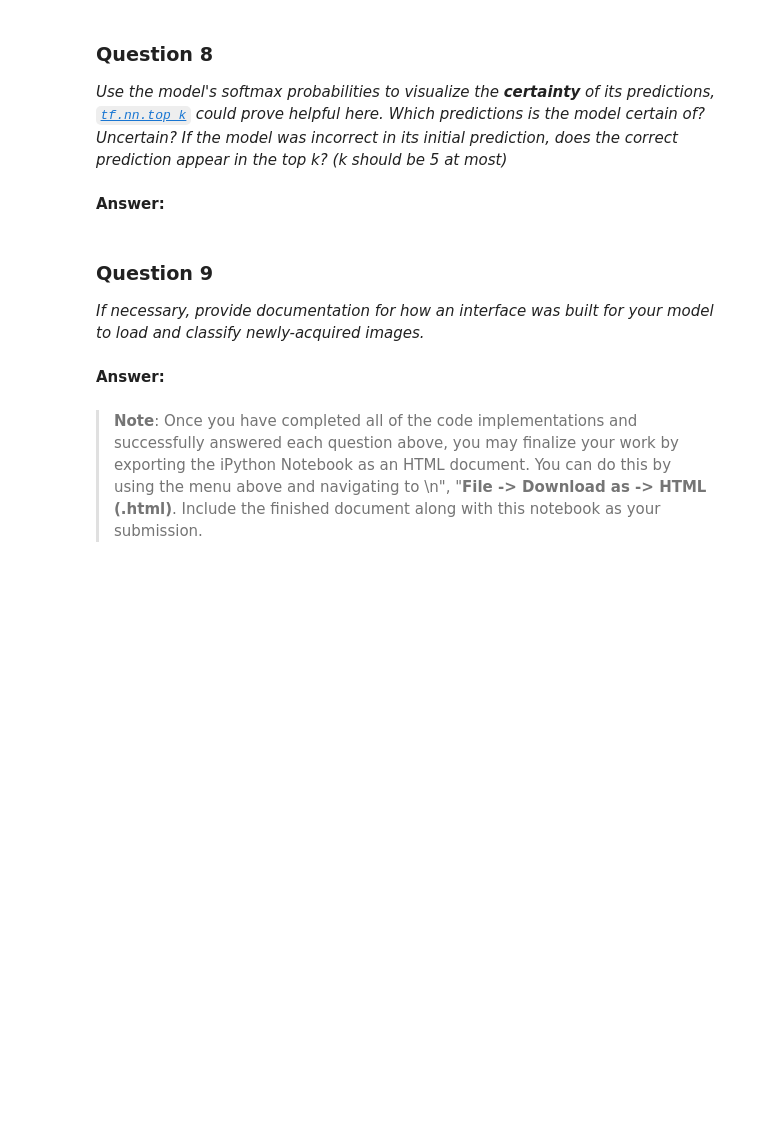
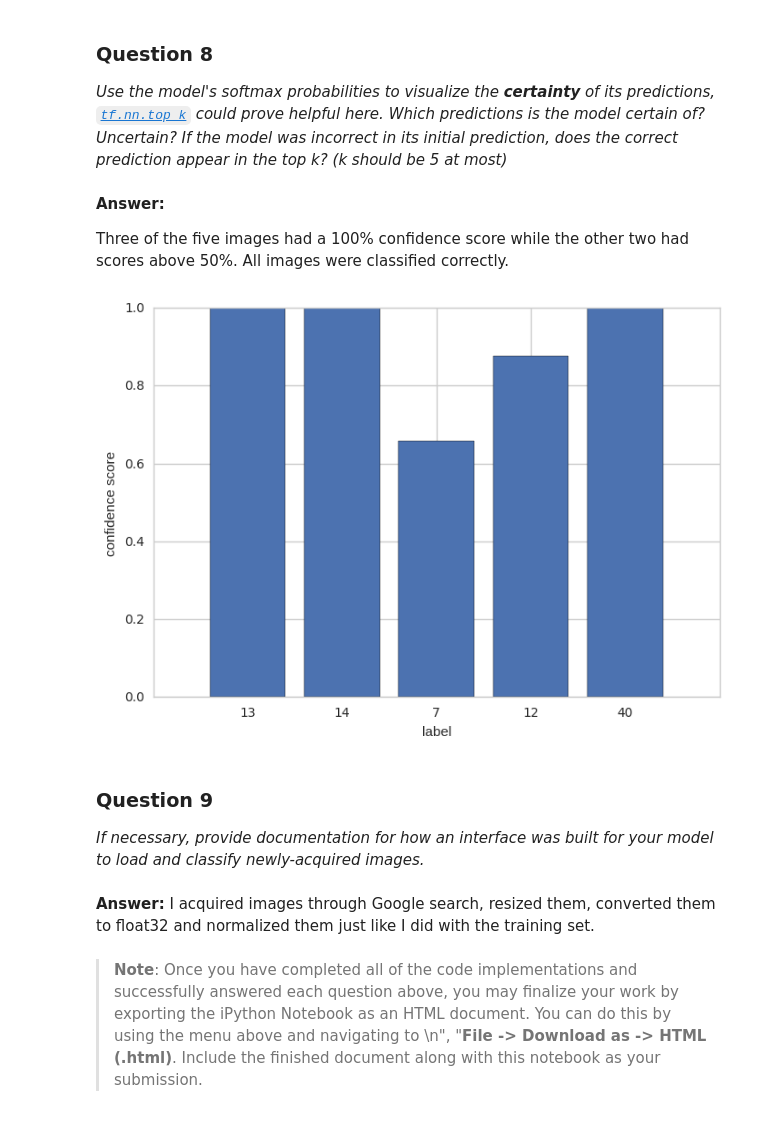
Before and after one commit to kishb87/traffic-signs, a Jupyter notebook: Traffic_Signs_Recognition.ipynb, the cells around one changed output. Drawn from its saved outputs; the diff is of its cells as text; code cells hidden in the pictures; blank space fills up the shorter version.

```diff
--- a/Traffic_Signs_Recognition.ipynb
+++ b/Traffic_Signs_Recognition.ipynb
@@ -261,13 +287,28 @@ _Is your model able to perform equally well on captured pictures or a live camer
 ### Question 8
 
 *Use the model's softmax probabilities to visualize the **certainty** of its predictions, [`tf.nn.top_k`](https://www.tensorflow.org/versions/r0.11/api_docs/python/nn.html#top_k) could prove helpful here. Which predictions is the model certain of? Uncertain? If the model was incorrect in its initial prediction, does the correct prediction appear in the top k? (k should be 5 at most)*
-# %% [markdown]
-**Answer:**
+# %% [markdown]
+**Answer:**
+
+Three of the five images had a 100% confidence score while the other two had scores above 50%. All images were classified correctly.
+# %%
+import matplotlib.pyplot as plt
+data = {}
+for (img, (answer, confs)) in zip(small_images, zip(list(map(np.argmax, preds)), preds)):
+    data.update({str(answer):confs[answer]})
+plt.bar(range(len(data)), data.values(), align='center')
+plt.xticks(range(len(data)), data.keys())
+plt.ylabel('confidence score')
+plt.xlabel('label')
+plt.show()
+# %% [output]
+[figure, added]
 # %% [markdown]
 ### Question 9
 _If necessary, provide documentation for how an interface was built for your model to load and classify newly-acquired images._
-# %% [markdown]
-**Answer:**
+# %% [markdown]
+**Answer:**
+I acquired images through Google search, resized them, converted them to float32 and normalized them just like I did with the training set.
 # %% [markdown]
 > **Note**: Once you have completed all of the code implementations and successfully answered each question above, you may finalize your work by exporting the iPython Notebook as an HTML document. You can do this by using the menu above and navigating to  \n",
     "**File -> Download as -> HTML (.html)**. Include the finished document along with this notebook as your submission.
```
Also changed, not shown: parts of 20 cells of this notebook, 8 other files.
